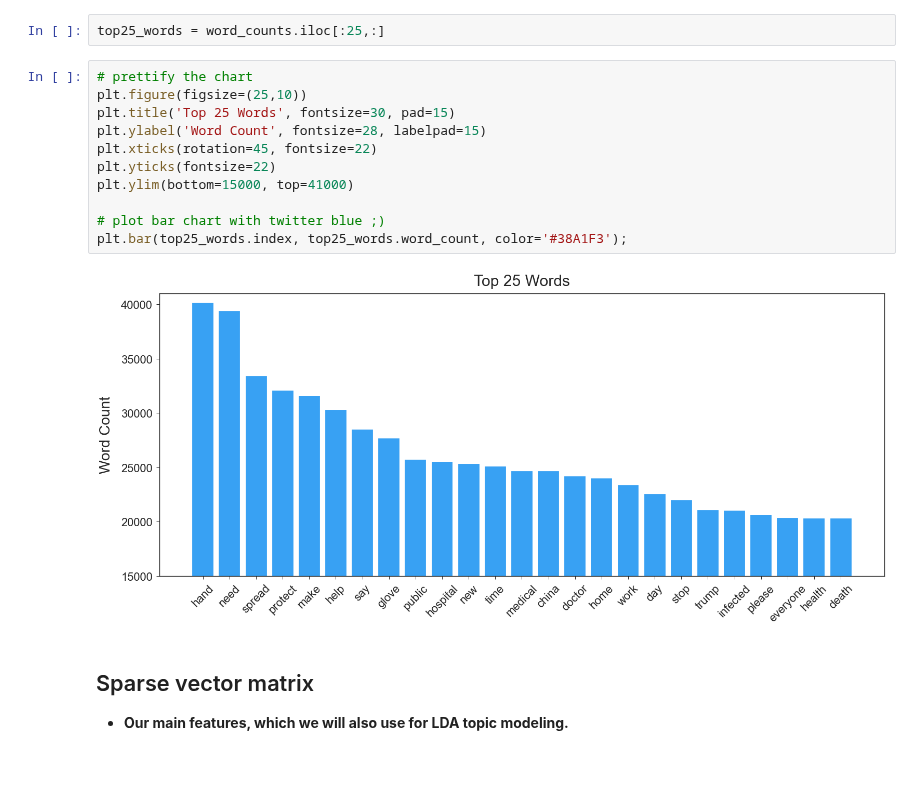
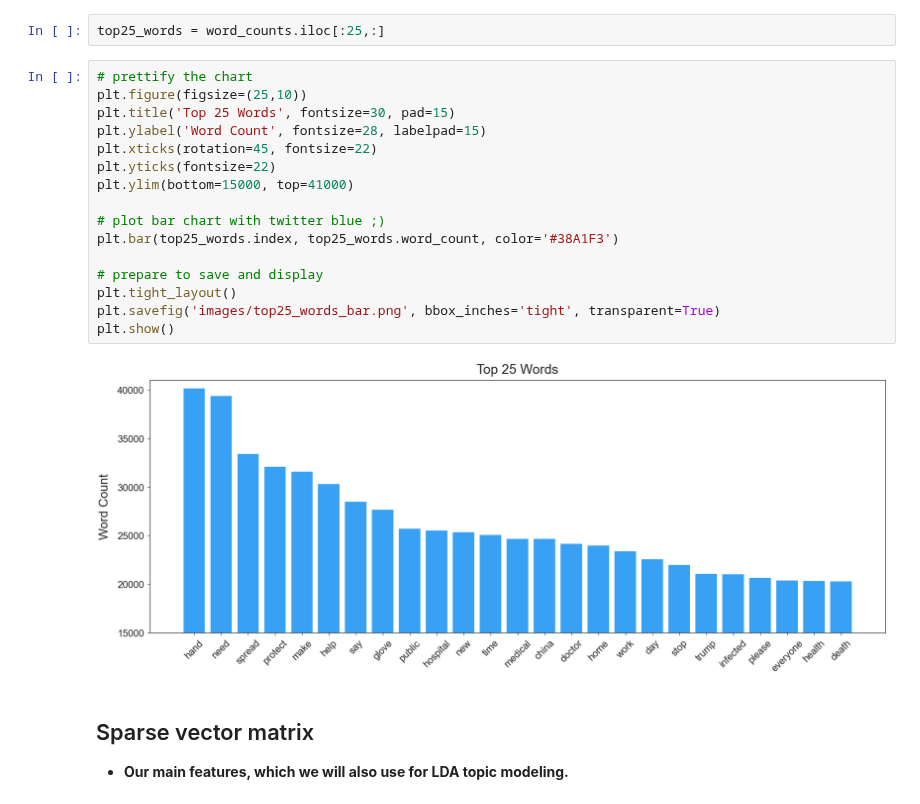
Before and after one commit to p-szymo/twitter-sentiment-analysis, a Jupyter notebook: 03a_nlp_features_notebook.ipynb, the cells around one changed output. Saved outputs shown, nothing was run; the diff lists cells and outputs as text; blank space fills up the shorter version.

```diff
--- a/03a_nlp_features_notebook.ipynb
+++ b/03a_nlp_features_notebook.ipynb
@@ -249,16 +246,21 @@ top25_words = word_counts.iloc[:25,:]
 # %%
 # prettify the chart
 plt.figure(figsize=(25,10))
 plt.title('Top 25 Words', fontsize=30, pad=15)
 plt.ylabel('Word Count', fontsize=28, labelpad=15)
 plt.xticks(rotation=45, fontsize=22)
 plt.yticks(fontsize=22)
 plt.ylim(bottom=15000, top=41000)
 
 # plot bar chart with twitter blue ;)
-plt.bar(top25_words.index, top25_words.word_count, color='#38A1F3');
+plt.bar(top25_words.index, top25_words.word_count, color='#38A1F3')
+
+# prepare to save and display
+plt.tight_layout()
+plt.savefig('images/top25_words_bar.png', bbox_inches='tight', transparent=True)
+plt.show()
 # %% [output]
-[figure, old version]
+[figure, new version]
 # %% [markdown]
 ## Sparse vector matrix
 - **Our main features, which we will also use for LDA topic modeling.**
```
Also changed, not shown: parts of 40 cells of this notebook, 20 other files.
